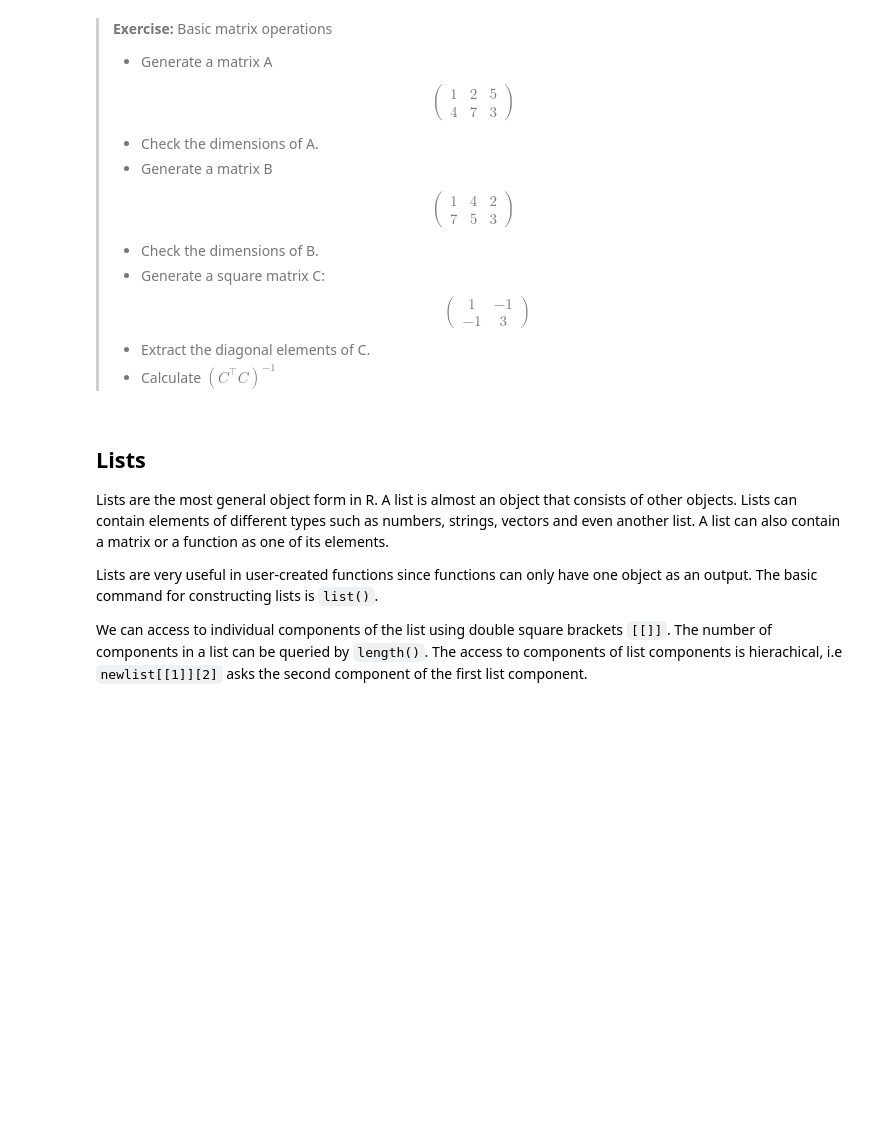
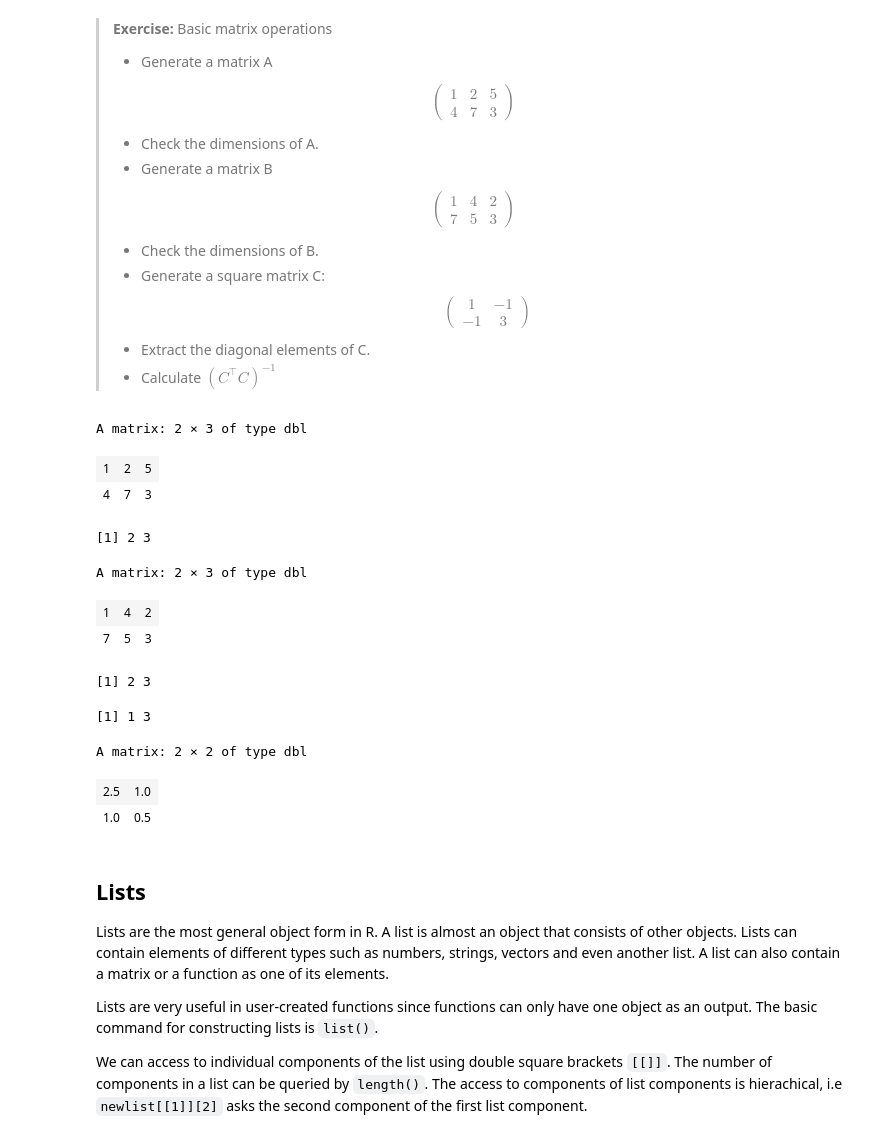
Before and after one commit to marina-khi/CompStat_2021, a Jupyter notebook: Lectures/R Intro.ipynb, the cells around one changed output. Drawn from its saved outputs; the diff is of its cells as text; code cells hidden in the pictures; blank space fills up the shorter version.

```diff
--- a/Lectures/R Intro.ipynb
+++ b/Lectures/R Intro.ipynb
@@ -632,6 +675,29 @@ A matrix: 2 × 2 of type dbl
  \end{matrix}\right)$$
 >- Extract the diagonal elements of C.
 >- Calculate $(C^\top C)^{-1}$
+# %%
+A <- matrix(c(1, 4, 2, 7, 5, 3), nrow = 2, ncol = 3)
+A
+dim(A)
+B <- matrix(c(1, 4, 2, 7, 5, 3), nrow = 2, ncol = 3, byrow = T)
+B
+dim(B)
+C<-matrix(c(1, -1, -1, 3), nrow = 2, ncol = 2)
+diag(C)
+solve(t(C)%*%C)
+# %% [output]
+A matrix: 2 × 3 of type dbl
+| 1 | 2 | 5 |
+| 4 | 7 | 3 |
+[1] 2 3
+A matrix: 2 × 3 of type dbl
+| 1 | 4 | 2 |
+| 7 | 5 | 3 |
+[1] 2 3
+[1] 1 3
+A matrix: 2 × 2 of type dbl
+| 2.5 | 1.0 |
+| 1.0 | 0.5 |
 # %% [markdown]
 ## Lists
 
```
Also changed, not shown: parts of 3 cells of this notebook.
